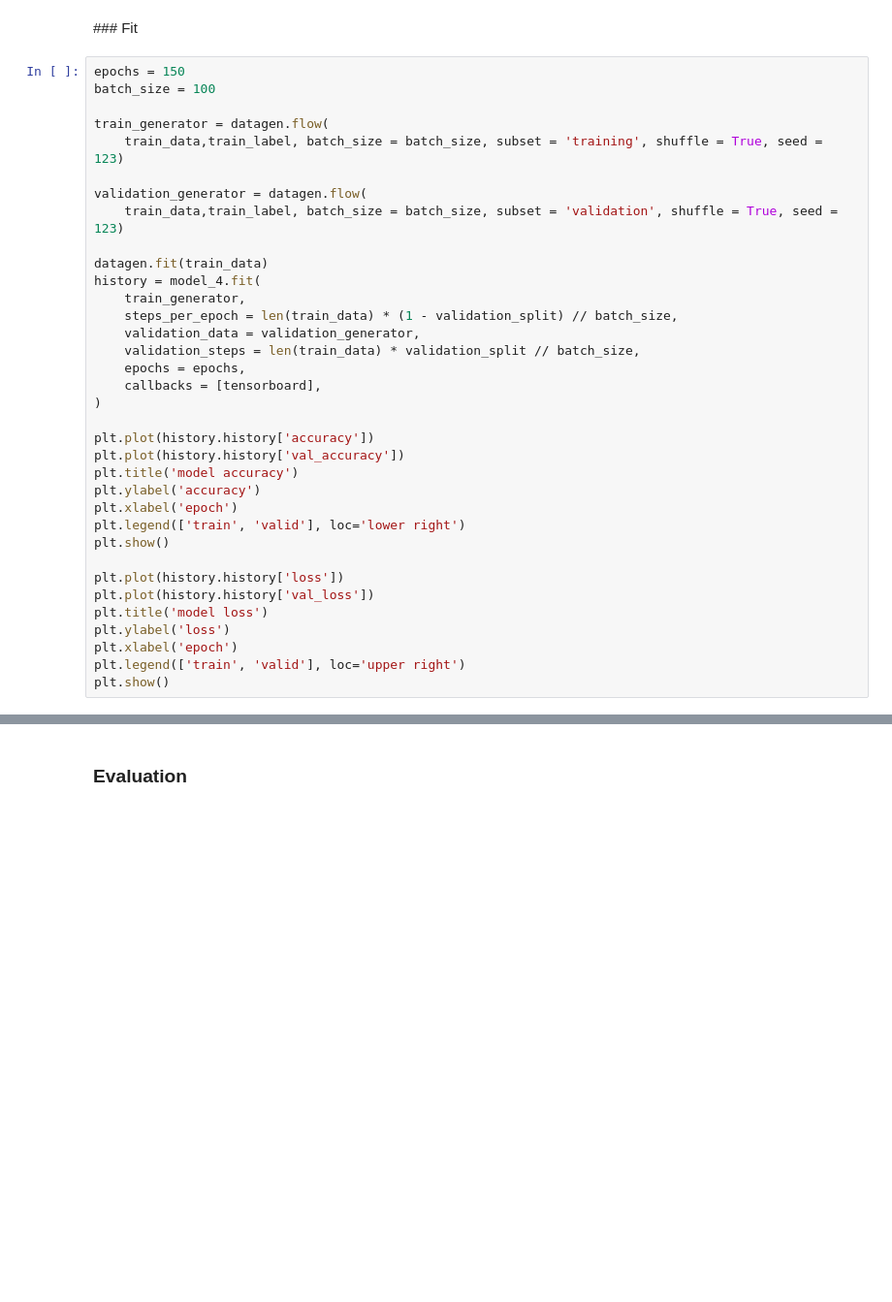
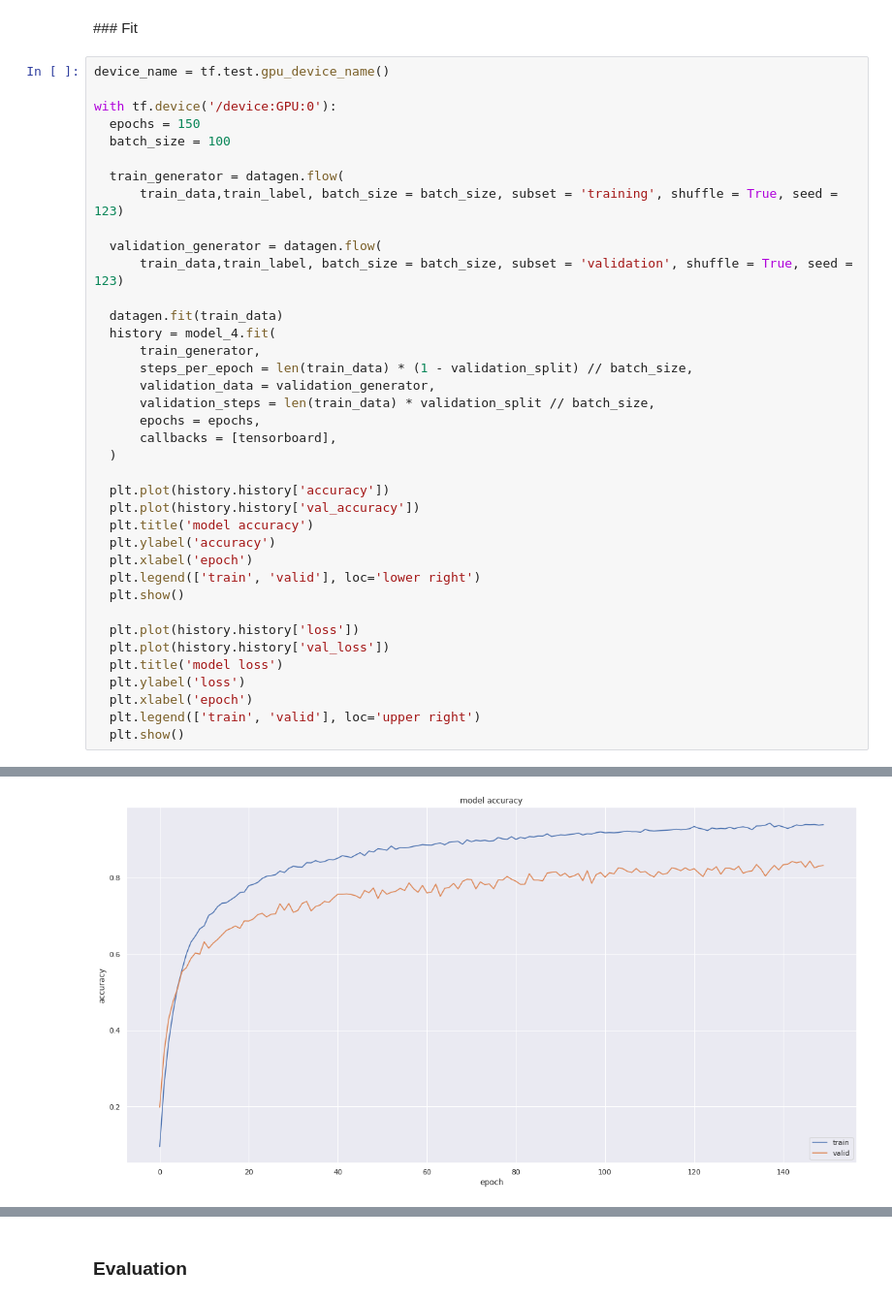
Before and after one commit to bernardo-cruz/DLV03_Project, a Jupyter notebook: arabic_mnist.ipynb, the cells around one changed output, grey strips where cells are left out. Shown at 97% size. Drawn from its saved outputs; the diff is of its cells as text; blank space fills up the shorter version.

```diff
--- a/arabic_mnist.ipynb
+++ b/arabic_mnist.ipynb
@@ -866,37 +944,41 @@ model_4.summary()
 # %% [markdown]
 ### Fit
 # %%
-epochs = 150
-batch_size = 100
+device_name = tf.test.gpu_device_name()
 
-train_generator = datagen.flow(
-    train_data,train_label, batch_size = batch_size, subset = 'training', shuffle = True, seed = 123)
+with tf.device('/device:GPU:0'):
+  epochs = 150
+  batch_size = 100
 
-validation_generator = datagen.flow(
-    train_data,train_label, batch_size = batch_size, subset = 'validation', shuffle = True, seed = 123)
+  train_generator = datagen.flow(
+      train_data,train_label, batch_size = batch_size, subset = 'training', shuffle = True, seed = 123)
 
-datagen.fit(train_data)
-history = model_4.fit(
-    train_generator,
-    steps_per_epoch = len(train_data) * (1 - validation_split) // batch_size,
-    validation_data = validation_generator,
-    validation_steps = len(train_data) * validation_split // batch_size,
-    epochs = epochs,
-    callbacks = [tensorboard],
-)
+  validation_generator = datagen.flow(
+      train_data,train_label, batch_size = batch_size, subset = 'validation', shuffle = True, seed = 123)
 
-plt.plot(history.history['accuracy'])
-plt.plot(history.history['val_accuracy'])
-plt.title('model accuracy')
-plt.ylabel('accuracy')
-plt.xlabel('epoch')
-plt.legend(['train', 'valid'], loc='lower right')
-plt.show()
+  datagen.fit(train_data)
+  history = model_4.fit(
+      train_generator,
+      steps_per_epoch = len(train_data) * (1 - validation_split) // batch_size,
+      validation_data = validation_generator,
+      validation_steps = len(train_data) * validation_split // batch_size,
+      epochs = epochs,
+      callbacks = [tensorboard],
+  )
 
-plt.plot(history.history['loss'])
-plt.plot(history.history['val_loss'])
-plt.title('model loss')
-plt.ylabel('loss')
-plt.xlabel('epoch')
-plt.legend(['train', 'valid'], loc='upper right')
-plt.show()
+  plt.plot(history.history['accuracy'])
+  plt.plot(history.history['val_accuracy'])
+  plt.title('model accuracy')
+  plt.ylabel('accuracy')
+  plt.xlabel('epoch')
+  plt.legend(['train', 'valid'], loc='lower right')
+  plt.show()
+
+  plt.plot(history.history['loss'])
+  plt.plot(history.history['val_loss'])
+  plt.title('model loss')
+  plt.ylabel('loss')
+  plt.xlabel('epoch')
+  plt.legend(['train', 'valid'], loc='upper right')
+  plt.show()
+# %% [output]
@@ -902,0 +1002 @@ plt.show()
+[figure, added]
```
Also changed, not shown: parts of 12 cells of this notebook.
